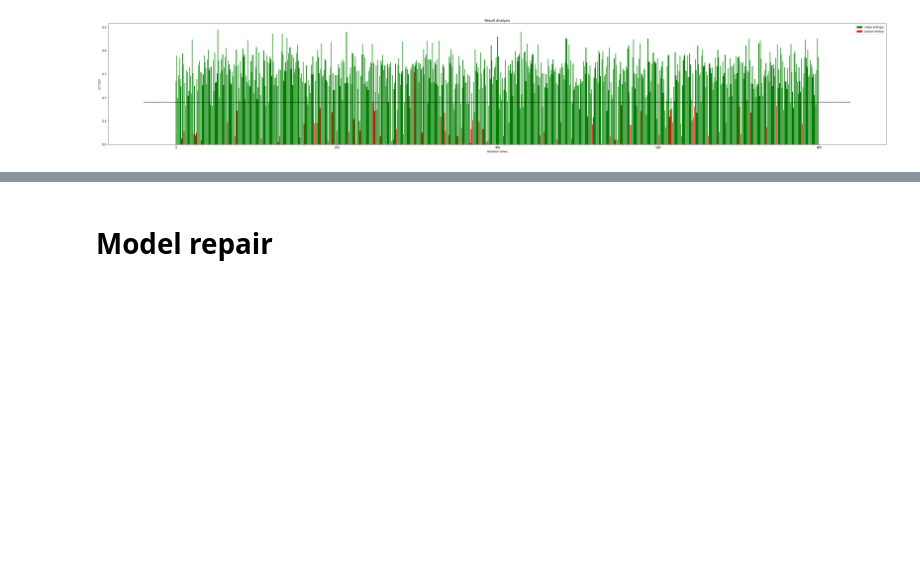
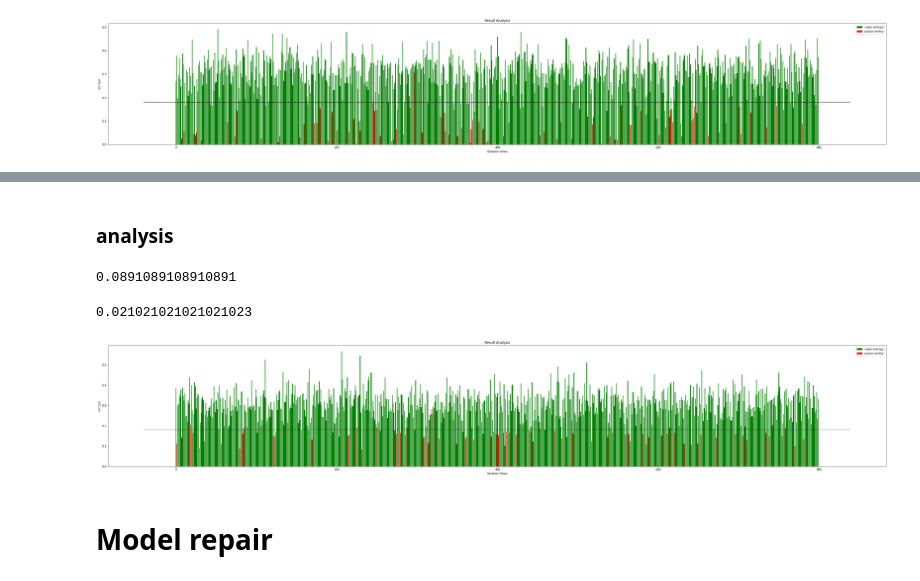
Before and after one commit to yw3408/backdoor_detect, a Jupyter notebook: Entropy_filter.ipynb, the cells around one changed output, grey strips where cells are left out. Saved outputs shown, nothing was run; the diff lists cells and outputs as text; code cells hidden in the pictures; blank space fills up the shorter version.

```diff
--- a/Entropy_filter.ipynb
+++ b/Entropy_filter.ipynb
@@ -51,12 +51,18 @@ train_images = data_preprocess(train_images)
 test_clean_data_filename = "/content/drive/MyDrive/MLsecurity_project/data/clean_test_data.h5"
 test_images, test_labels = data_loader(test_clean_data_filename)
 test_images = data_preprocess(test_images)
-# bad data
+# bad data for sunglass
 poison_data_filename = "/content/drive/MyDrive/MLsecurity_project/data/sunglasses_poisoned_data.h5"
 xp_sunglasses, yp_sunglasses = data_loader(poison_data_filename)
 xp_sunglasses = data_preprocess(xp_sunglasses)
+#anonymous bad data
+poison_data_filename = "/content/drive/MyDrive/MLsecurity_project/data/anonymous_1_poisoned_data.h5"
+xp_anony, yp_anony = data_loader(poison_data_filename)
+xp_anony = data_preprocess(xp_sunglasses)
 
 
+
+#poison data for multi-trigger
 poison_data_filename = "/content/drive/MyDrive/MLsecurity_project/data/eyebrows_poisoned_data.h5"
 xp_eyebrows, yp_eyebrows = data_loader(poison_data_filename)
 xp_eyebrows = data_preprocess(xp_eyebrows)
@@ -496,0 +533,9 @@ plt.show()
+# %%
+Combined_Y=np.append(test_labels[:1000],yp_anony[:100])
+Combined_X=np.append(test_images[:1000],xp_anony[:100],axis=0)
+target_class = yp_anony[0]
+print(target_class)
+indices=np.arange(Combined_X.shape[0])
+np.random.shuffle(indices)
+Combined_X=Combined_X[indices]
+Combined_Y=Combined_Y[indices]
@@ -496,0 +544,13 @@ plt.show()
+# %%
+Combined_X1 = Combined_X[:800]
+Combined_Y1 = Combined_Y[:800]
+# %%
+total = 0
+c1 = 0
+c2 = 0
+c3 = 0
+c4 = 0
+total = 0
+res_po = np.zeros(len(Combined_X1))
+
+res_cl = np.zeros(len(Combined_X1))
@@ -497,3 +656,31 @@ plt.show()
+# %% [markdown]
+### analysis
+# %%
+FAR = c4/np.sum(Combined_Y == target_class)
+print(FAR)
+# %% [output]
+0.0891089108910891
+# %%
+FRR = c3/np.sum(Combined_Y != target_class)
+print(FRR)
+# %% [output]
+0.021021021021021023
+# %%
+import matplotlib.pyplot as plt
+plt.figure(figsize=(50,8))
+x_axix = np.arange(len(res_cl))
+plt.title('Result Analysis')
+plt.bar(x_axix, res_cl, color='green', label='clean entropy')
+plt.bar(x_axix, res_po, color='red', label='poison entroy')
+plt.legend()
+axes = plt.gca()
+left, right = axes.get_xlim()
+axes.hlines(y=0.18, xmin=left, xmax=right, linestyles='dashed')
+plt.xlabel('iteration times')
+plt.ylabel('entropy')
+plt.show()
+# %% [output]
+[figure, added]
 # %% [markdown]
 # Model repair
 # %% [markdown]
```
Also changed, not shown: parts of 10 cells of this notebook.
